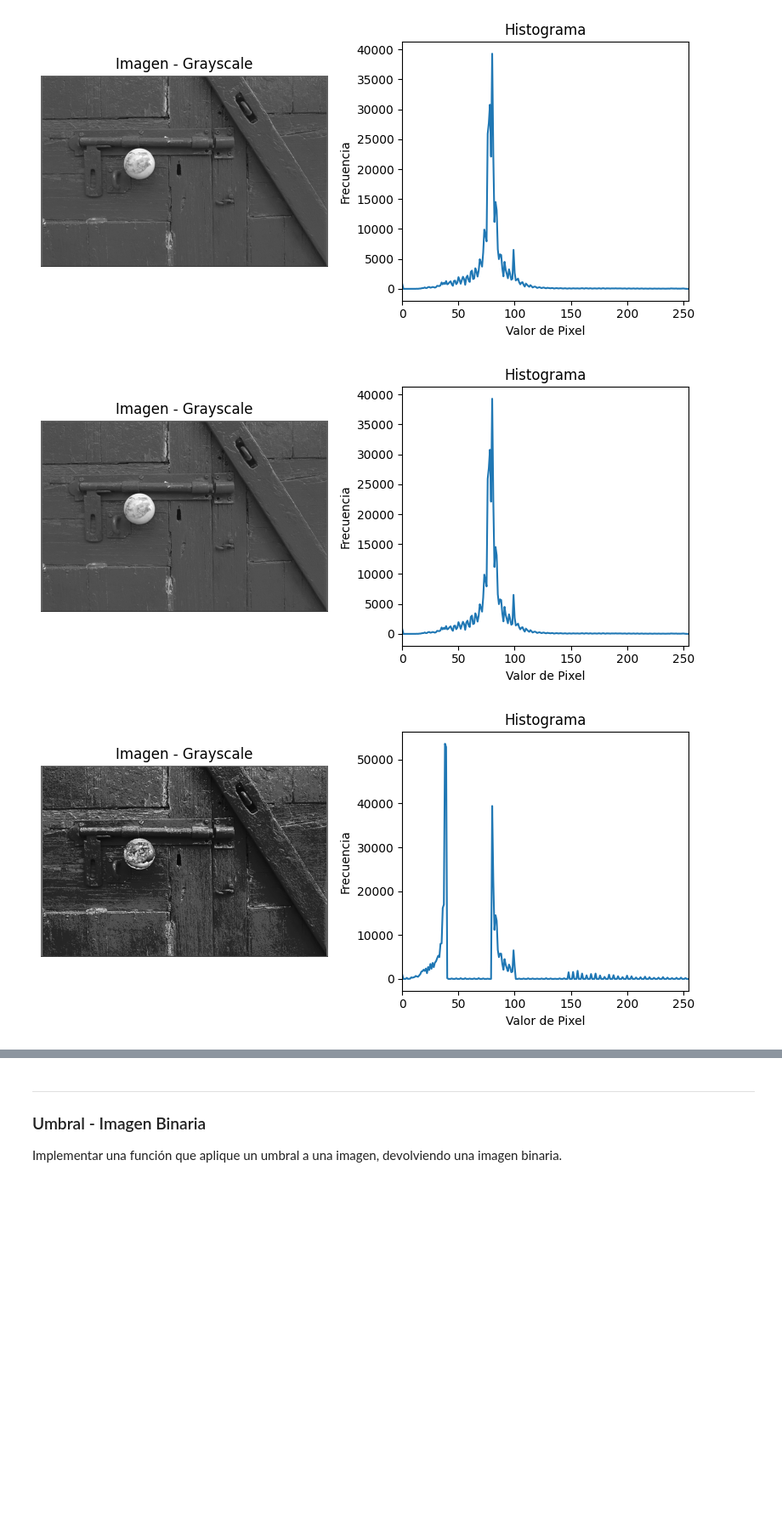
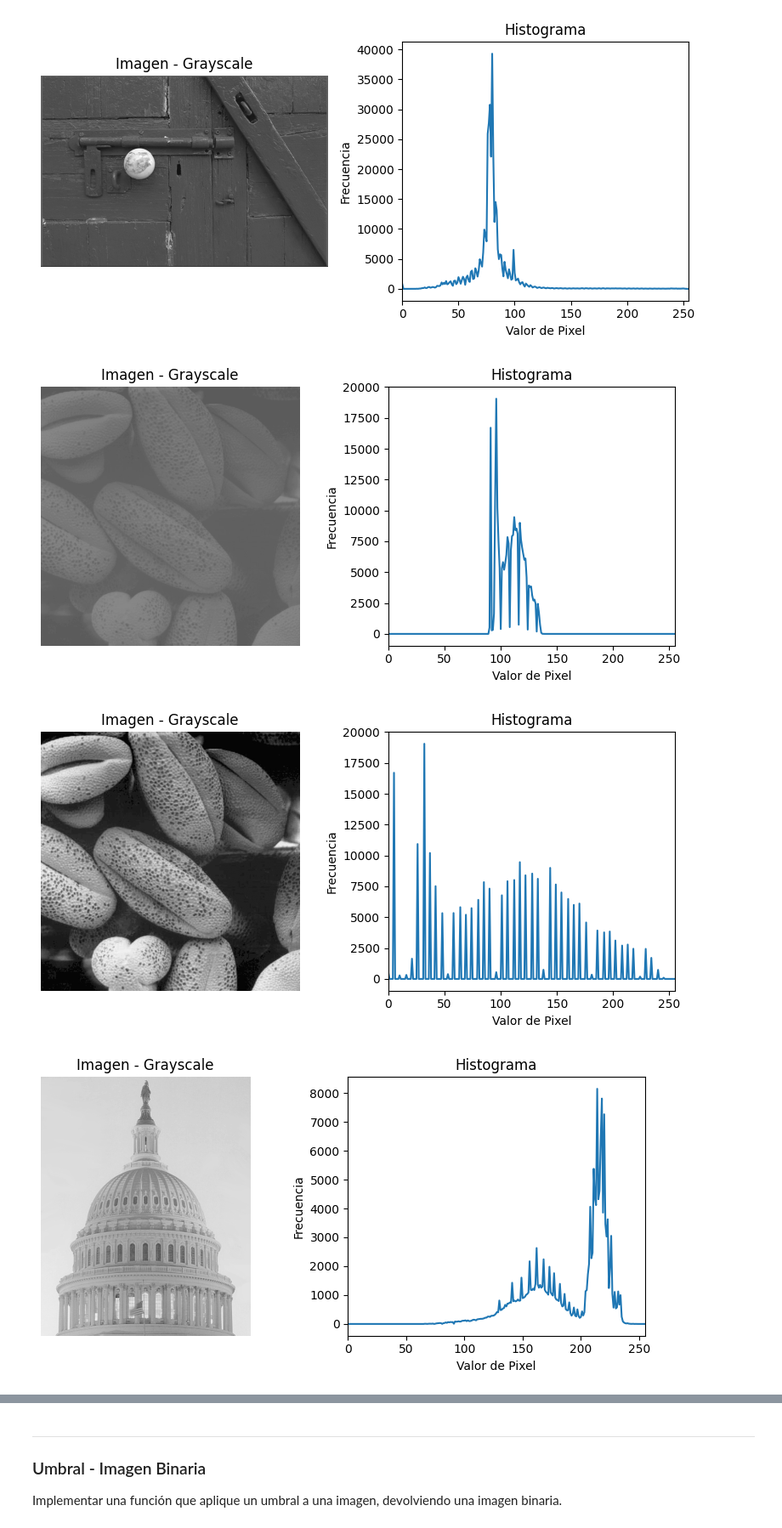
Before and after one commit to ollinurb/elementos-reconocimiento-visual, a Jupyter notebook: practica_1.ipynb, the cells around one changed output, grey strips where cells are left out. Shown at 85% size. Cells and saved outputs as stored; diff of their text form; code cells hidden in the pictures; blank space fills up the shorter version.

```diff
--- a/practica_1.ipynb
+++ b/practica_1.ipynb
@@ -75,7 +75,7 @@ def histograma(imagen):
     fig, axs = plt.subplots(1, 2, figsize=(8, 4))
 
     # Primer subplot: Imagen original (escala de grises)
-    axs[0].imshow(imagen, cmap='gray')  # Imprimimos imagen
+    axs[0].imshow(imagen, cmap='gray', vmin=0, vmax=255)  # Imprimimos imagen
     axs[0].set_title('Imagen - Grayscale')
     axs[0].axis('scaled')  # Maintain aspect ratio
     axs[0].axis('off')  # Para ocultar los ticks
@@ -122,7 +126,7 @@ def histograma_np(imagen):
     fig, axs = plt.subplots(1, 2, figsize=(8, 4))
 
     # Primer subplot: Imagen original (escala de grises)
-    axs[0].imshow(imagen, cmap='gray')  # Imprimimos imagen
+    axs[0].imshow(imagen, cmap='gray',vmin=0, vmax=255)  # Imprimimos imagen
     axs[0].set_title('Imagen - Grayscale')
     axs[0].axis('scaled')  # Maintain aspect ratio
     axs[0].axis('off')  # Para ocultar los ticks
@@ -137,18 +141,25 @@ def histograma_np(imagen):
 
     plt.tight_layout()
     plt.show()
-# %%
-def aumento_contraste(imagen, bajos, altos):
-    imagen_contrastada = imagen.convert("L")
-    imagen_contrastada = np.array(imagen_contrastada)
-    rangos_bajos = imagen_contrastada < bajos
-    rangos_altos = imagen_contrastada > altos
-    imagen_contrastada[rangos_bajos] = imagen_contrastada[rangos_bajos] / 2
-    imagen_contrastada[rangos_altos] = imagen_contrastada[rangos_altos] * 4
-    histograma_np(imagen_contrastada)
+# %%
+def aumento_contraste(imagen):
+    imagen_contrastada = imagen.convert("L")
+    imagen_contrastada = np.array(imagen_contrastada)
+    max = np.max(imagen_contrastada)
+    min = np.min(imagen_contrastada)
+
+    imag_contrastada = (imagen_contrastada - min) * (255 / (max - min))
+    histograma_np(imag_contrastada)
+
+    return imag_contrastada
 # %%
-histograma(door)
-aumento_contraste(door, 80, 100)
+histograma(seeds)
+aumento_contraste(seeds)
+histograma(cupula)
+aumento_contraste(cupula)
+histograma(mamografia)
+aumento_contraste(mamografia)
 # %% [output]
-[figure, old version]
+[figure, new version]
-[figure, old version]
+[figure, new version]
+[figure, added]
```
Also changed, not shown: parts of 7 cells of this notebook, 1 other file.
